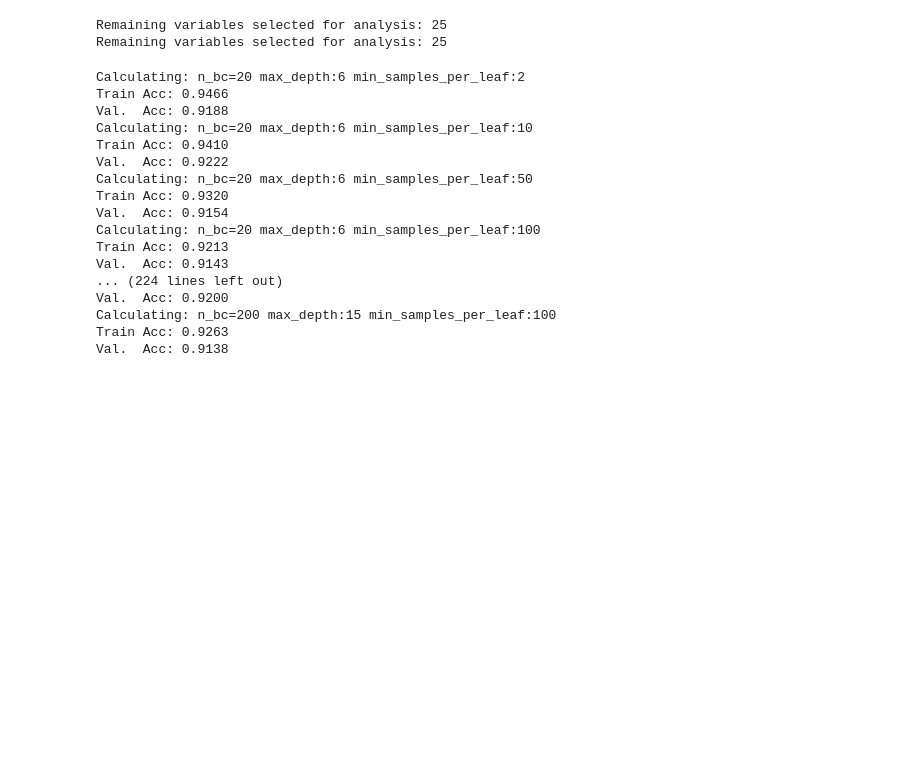
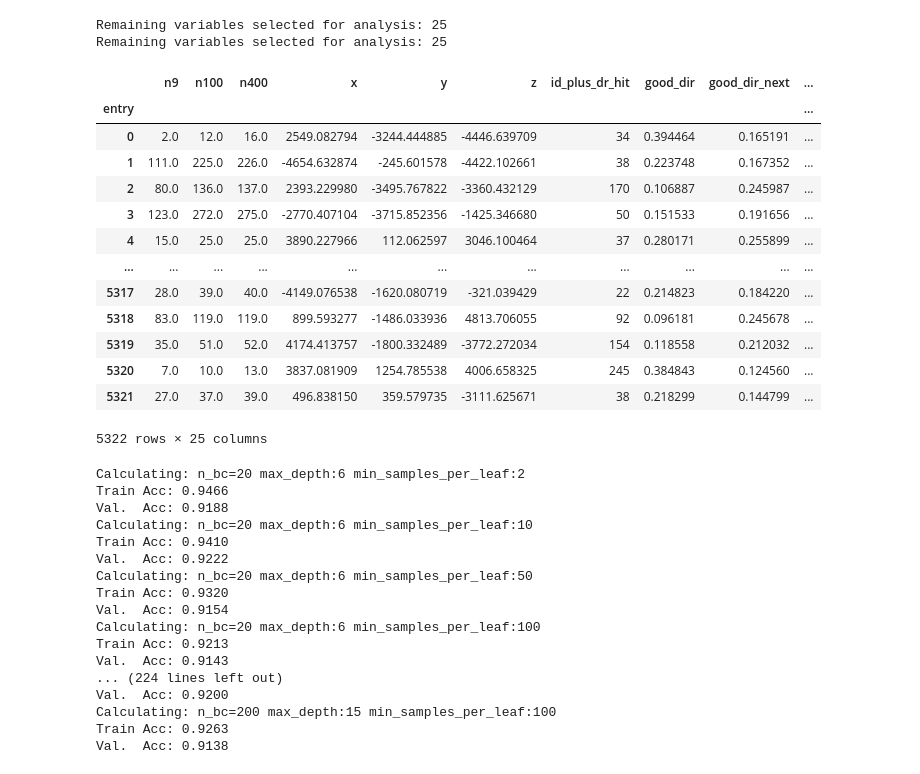
Before and after one commit to sophiafarrell/mlwatch, a Jupyter notebook: coupled_WBLS.ipynb, the cells around one changed output. Drawn from its saved outputs; the diff is of its cells as text; code cells hidden in the pictures; blank space fills up the shorter version.

```diff
--- a/coupled_WBLS.ipynb
+++ b/coupled_WBLS.ipynb
@@ -229,6 +221,23 @@ Remaining variables selected for analysis: 25
 # %%
 new_train, new_test, yy_train, yy_test, dims_add = add_netoutput_to_rf(X_train3, X_test3, y_train, y_test,
                                                             nn_out_train=None, nn_out_test=None, fred_dimensions=dimensions )
+# %%
+new_train
+# %% [output]
+|  | n9 | n100 | n400 | x | y | z | id_plus_dr_hit | good_dir | good_dir_next | ... |
+| entry |  |  |  |  |  |  |  |  |  | ... |
+| 0 | 2.0 | 12.0 | 16.0 | 2549.082794 | -3244.444885 | -4446.639709 | 34 | 0.394464 | 0.165191 | ... |
+| 1 | 111.0 | 225.0 | 226.0 | -4654.632874 | -245.601578 | -4422.102661 | 38 | 0.223748 | 0.167352 | ... |
+| 2 | 80.0 | 136.0 | 137.0 | 2393.229980 | -3495.767822 | -3360.432129 | 170 | 0.106887 | 0.245987 | ... |
+| 3 | 123.0 | 272.0 | 275.0 | -2770.407104 | -3715.852356 | -1425.346680 | 50 | 0.151533 | 0.191656 | ... |
+| 4 | 15.0 | 25.0 | 25.0 | 3890.227966 | 112.062597 | 3046.100464 | 37 | 0.280171 | 0.255899 | ... |
+| ... | ... | ... | ... | ... | ... | ... | ... | ... | ... | ... |
+| 5317 | 28.0 | 39.0 | 40.0 | -4149.076538 | -1620.080719 | -321.039429 | 22 | 0.214823 | 0.184220 | ... |
+| 5318 | 83.0 | 119.0 | 119.0 | 899.593277 | -1486.033936 | 4813.706055 | 92 | 0.096181 | 0.245678 | ... |
+| 5319 | 35.0 | 51.0 | 52.0 | 4174.413757 | -1800.332489 | -3772.272034 | 154 | 0.118558 | 0.212032 | ... |
+| 5320 | 7.0 | 10.0 | 13.0 | 3837.081909 | 1254.785538 | 4006.658325 | 245 | 0.384843 | 0.124560 | ... |
+| 5321 | 27.0 | 37.0 | 39.0 | 496.838150 | 359.579735 | -3111.625671 | 38 | 0.218299 | 0.144799 | ... |
+5322 rows × 25 columns
 # %%
 n_trees = np.array([20, 50, 100, 200])
 max_depth = np.array([6, 8, 10, 12, 15])
```
Also changed, not shown: parts of 13 cells of this notebook, 1 other file.
